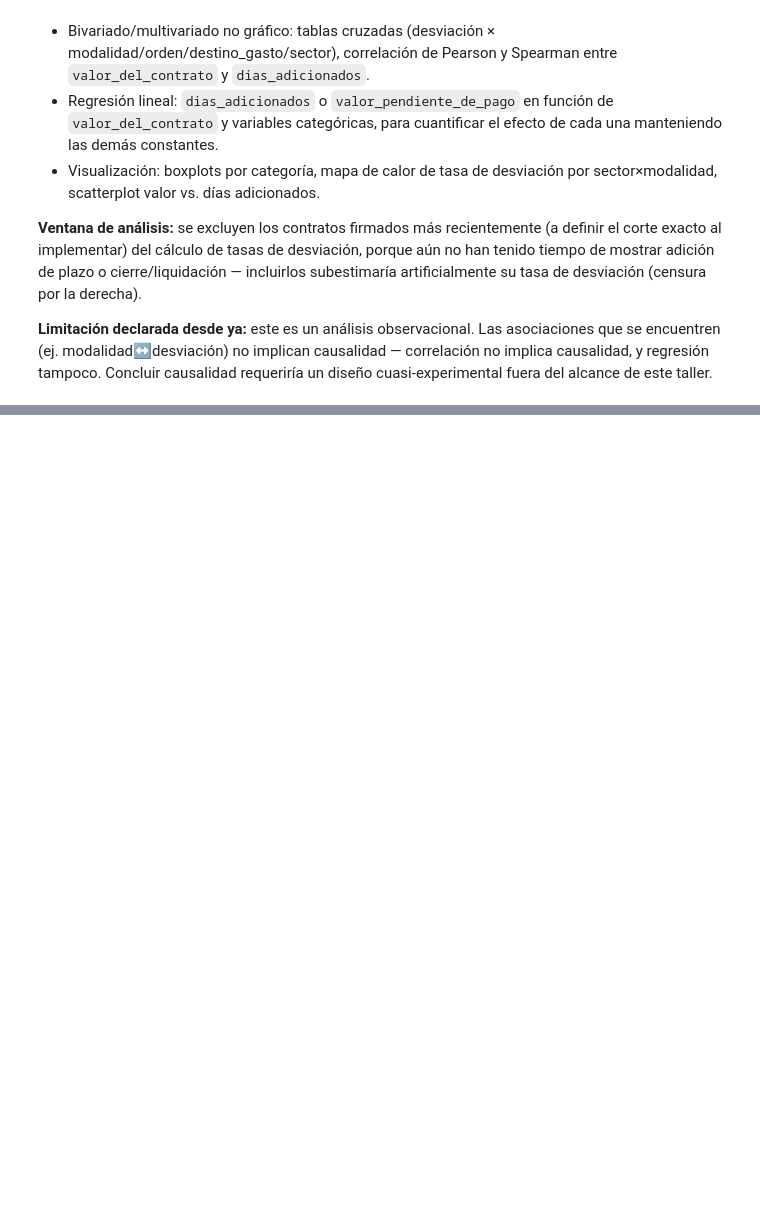
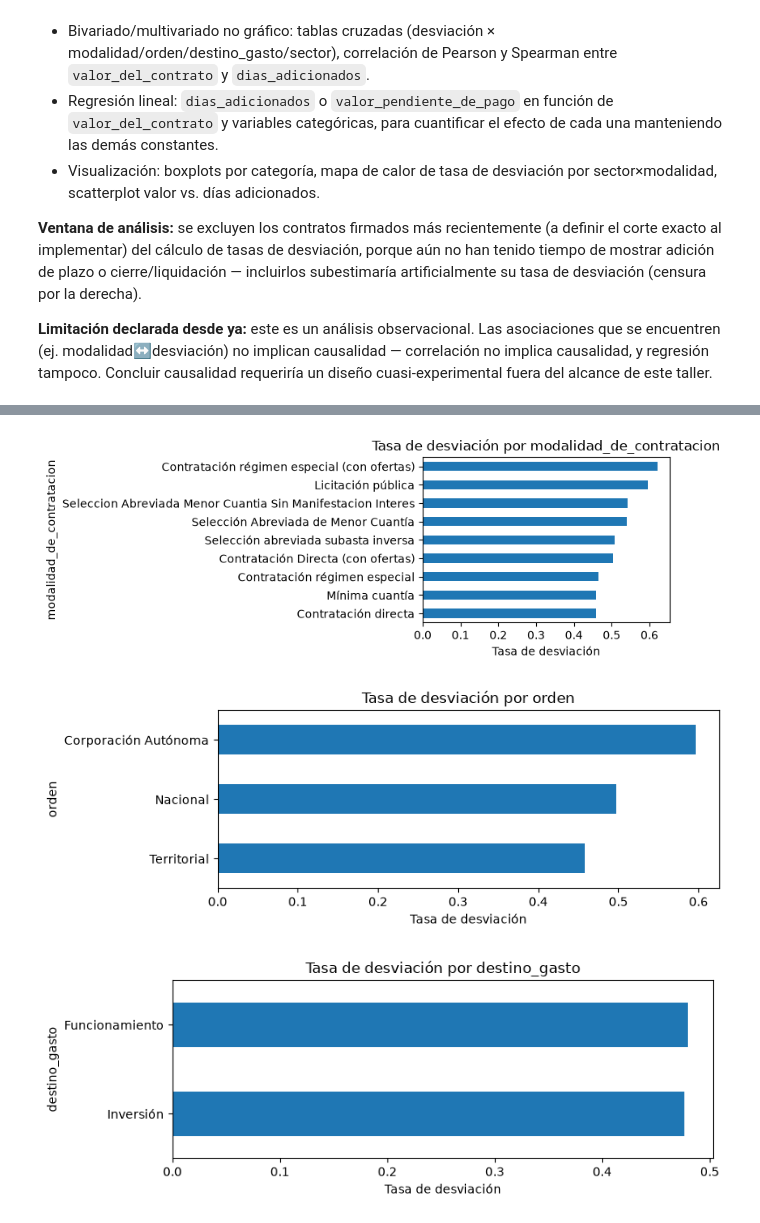
Before and after one commit to rporras10/secop-eda, a Jupyter notebook: eda_secop.ipynb, the cells around one changed output, grey strips where cells are left out. Cells and saved outputs as stored; diff of their text form; code cells hidden in the pictures; blank space fills up the shorter version.

```diff
--- a/eda_secop.ipynb
+++ b/eda_secop.ipynb
@@ -453,0 +664,19 @@ Cada hipótesis se reporta como soportada si la diferencia entre grupos es clara
+# %%
+def tasa_por_categoria(col, min_n=30):
+    tasas = secop_df.groupby(col)['desviado'].mean()
+    tamanos = secop_df.groupby(col).size()
+    return tasas[tamanos >= min_n].sort_values(ascending=False)
+
+for col in ['modalidad_de_contratacion', 'orden', 'destino_gasto', 'sector']:
+    tasas = tasa_por_categoria(col)
+    fig, ax = plt.subplots(figsize=(8, max(3, 0.3 * len(tasas))))
+    tasas.plot(kind='barh', ax=ax)
+    ax.set_xlabel('Tasa de desviación')
+    ax.set_title(f'Tasa de desviación por {col}')
+    ax.invert_yaxis()
+    plt.tight_layout()
+    plt.show()
+# %% [output]
+[figure, added]
+[figure, added]
+[figure, added]
```
Also changed, not shown: parts of 35 cells of this notebook, 1 other file.
